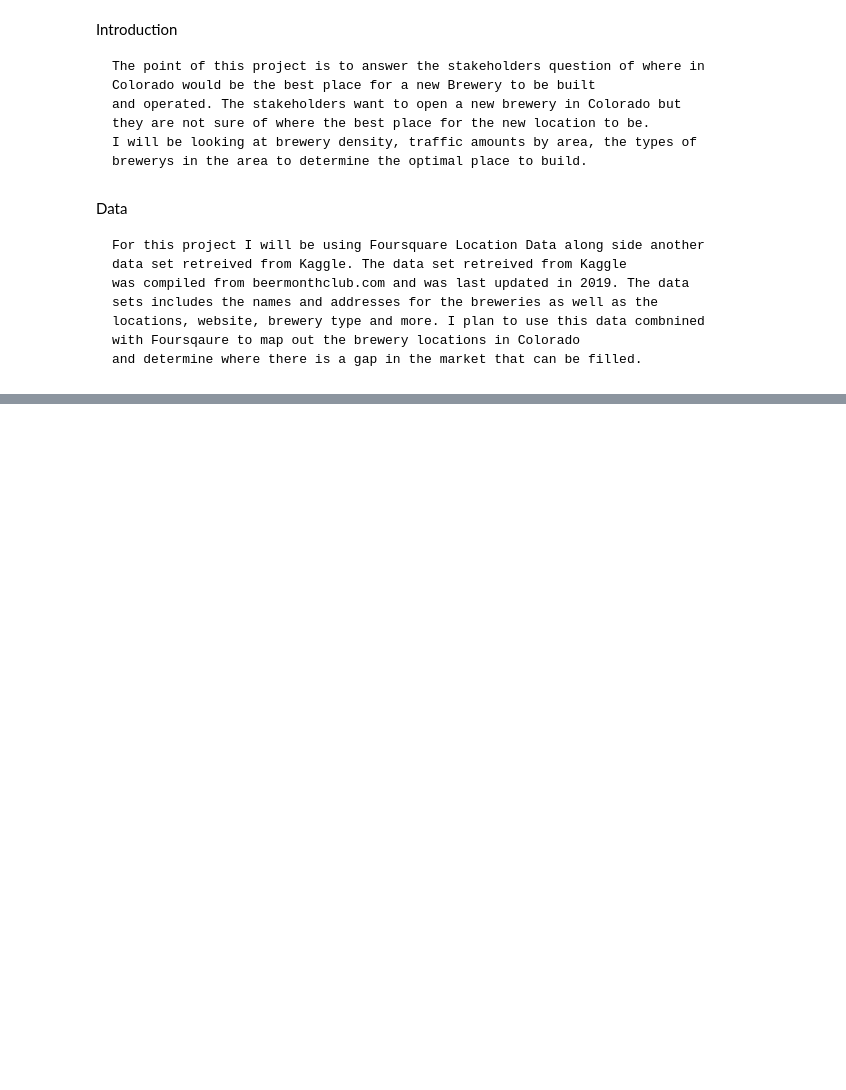
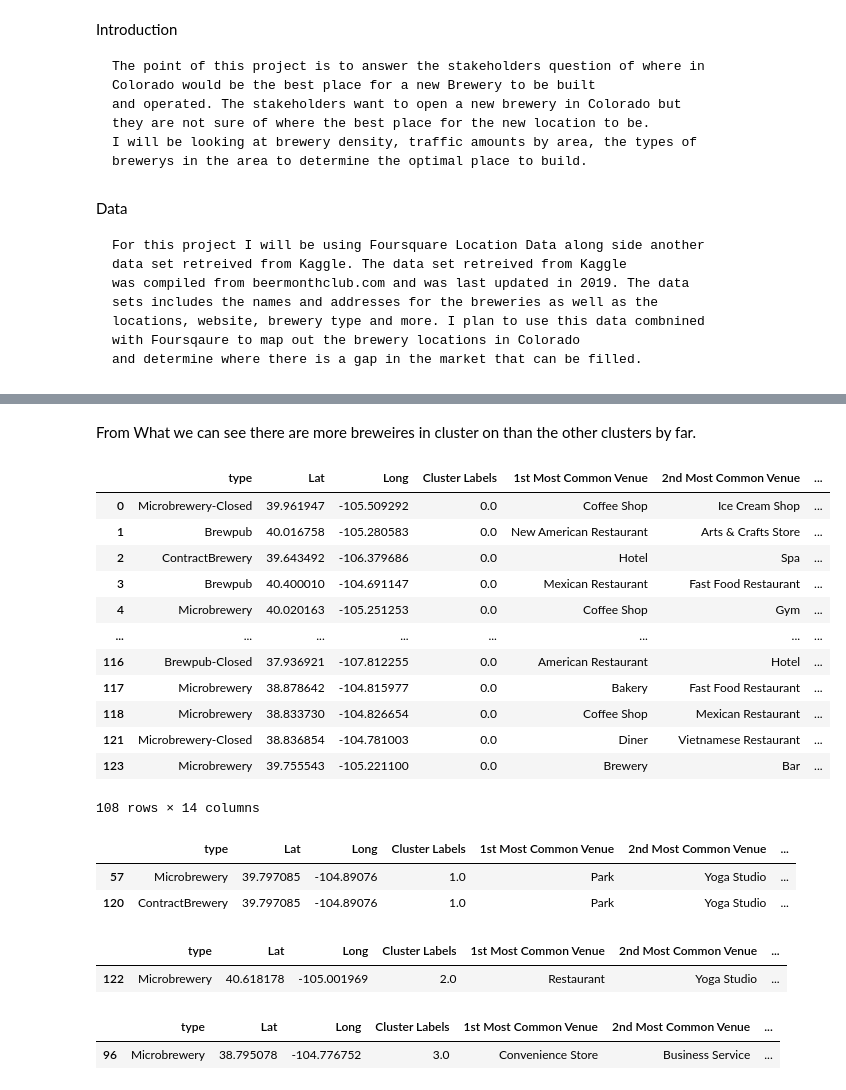
Before and after one commit to CodieW/Coursera_Capstone, a Jupyter notebook: Brewery Notebook.ipynb, the cells around one changed output, grey strips where cells are left out. Saved outputs shown, nothing was run; the diff lists cells and outputs as text; code cells hidden in the pictures; blank space fills up the shorter version.

Commit message:
Published from Watson Studio.

```diff
--- a/Brewery Notebook.ipynb
+++ b/Brewery Notebook.ipynb
@@ -13,0 +370,27 @@ Data
+# %%
+def return_most_common_venues(row, num_top_venues):
+    row_categories = row.iloc[1:]
+    row_categories_sorted = row_categories.sort_values(ascending=False)
+
+    return row_categories_sorted.index.values[0:num_top_venues]
+# %%
+num_top_venues = 10
+
+indicators = ['st', 'nd', 'rd']
+
+# create columns according to number of top venues
+columns = ['brewery_name']
+for ind in np.arange(num_top_venues):
+    try:
+        columns.append('{}{} Most Common Venue'.format(ind+1, indicators[ind]))
+    except:
+        columns.append('{}th Most Common Venue'.format(ind+1))
+
+# create a new dataframe
+neighborhoods_venues_sorted = pd.DataFrame(columns=columns)
+neighborhoods_venues_sorted['brewery_name'] = colo_grouped['brewery_name']
+
+for ind in np.arange(colo_grouped.shape[0]):
+    neighborhoods_venues_sorted.iloc[ind, 1:] = return_most_common_venues(colo_grouped.iloc[ind, :], num_top_venues)
+
+neighborhoods_venues_sorted.head()
@@ -13,0 +404,10 @@ Data
+# %%
+# add clustering labels
+neighborhoods_venues_sorted.insert(0, 'Cluster Labels', kmeans.labels_)
+
+colo_merged = df_colobrew
+
+# merge manhattan_grouped with manhattan_data to add latitude/longitude for each neighborhood
+colo_merged = colo_merged.join(neighborhoods_venues_sorted.set_index('brewery_name'), on='brewery_name')
+
+colo_merged.head() # check the last columns!
@@ -13,0 +421,2 @@ Data
+# %%
+colobrew_map = colo_merged.dropna()
@@ -13,0 +452,34 @@ Data
+# %% [markdown]
+From What we can see there are more breweires in cluster on than the other clusters by far.
+# %%
+colobrew_map.loc[colobrew_map['Cluster Labels'] == 0, colobrew_map.columns[[1] + list(range(5, colobrew_map.shape[1]))]]
+# %% [output]
+|  | type | Lat | Long | Cluster Labels | 1st Most Common Venue | 2nd Most Common Venue | ... |
+| 0 | Microbrewery-Closed | 39.961947 | -105.509292 | 0.0 | Coffee Shop | Ice Cream Shop | ... |
+| 1 | Brewpub | 40.016758 | -105.280583 | 0.0 | New American Restaurant | Arts & Crafts Store | ... |
+| 2 | ContractBrewery | 39.643492 | -106.379686 | 0.0 | Hotel | Spa | ... |
+| 3 | Brewpub | 40.400010 | -104.691147 | 0.0 | Mexican Restaurant | Fast Food Restaurant | ... |
+| 4 | Microbrewery | 40.020163 | -105.251253 | 0.0 | Coffee Shop | Gym | ... |
+| ... | ... | ... | ... | ... | ... | ... | ... |
+| 116 | Brewpub-Closed | 37.936921 | -107.812255 | 0.0 | American Restaurant | Hotel | ... |
+| 117 | Microbrewery | 38.878642 | -104.815977 | 0.0 | Bakery | Fast Food Restaurant | ... |
+| 118 | Microbrewery | 38.833730 | -104.826654 | 0.0 | Coffee Shop | Mexican Restaurant | ... |
+| 121 | Microbrewery-Closed | 38.836854 | -104.781003 | 0.0 | Diner | Vietnamese Restaurant | ... |
+| 123 | Microbrewery | 39.755543 | -105.221100 | 0.0 | Brewery | Bar | ... |
+108 rows × 14 columns
+# %%
+colobrew_map.loc[colobrew_map['Cluster Labels'] == 1, colobrew_map.columns[[1] + list(range(5, colobrew_map.shape[1]))]]
+# %% [output]
+|  | type | Lat | Long | Cluster Labels | 1st Most Common Venue | 2nd Most Common Venue | ... |
+| 57 | Microbrewery | 39.797085 | -104.89076 | 1.0 | Park | Yoga Studio | ... |
+| 120 | ContractBrewery | 39.797085 | -104.89076 | 1.0 | Park | Yoga Studio | ... |
+# %%
+colobrew_map.loc[colobrew_map['Cluster Labels'] == 2, colobrew_map.columns[[1] + list(range(5, colobrew_map.shape[1]))]]
+# %% [output]
+|  | type | Lat | Long | Cluster Labels | 1st Most Common Venue | 2nd Most Common Venue | ... |
+| 122 | Microbrewery | 40.618178 | -105.001969 | 2.0 | Restaurant | Yoga Studio | ... |
+# %%
+colobrew_map.loc[colobrew_map['Cluster Labels'] == 3, colobrew_map.columns[[1] + list(range(5, colobrew_map.shape[1]))]]
+# %% [output]
+|  | type | Lat | Long | Cluster Labels | 1st Most Common Venue | 2nd Most Common Venue | ... |
+| 96 | Microbrewery | 38.795078 | -104.776752 | 3.0 | Convenience Store | Business Service | ... |
```
Also changed, not shown: parts of 44 cells of this notebook.
